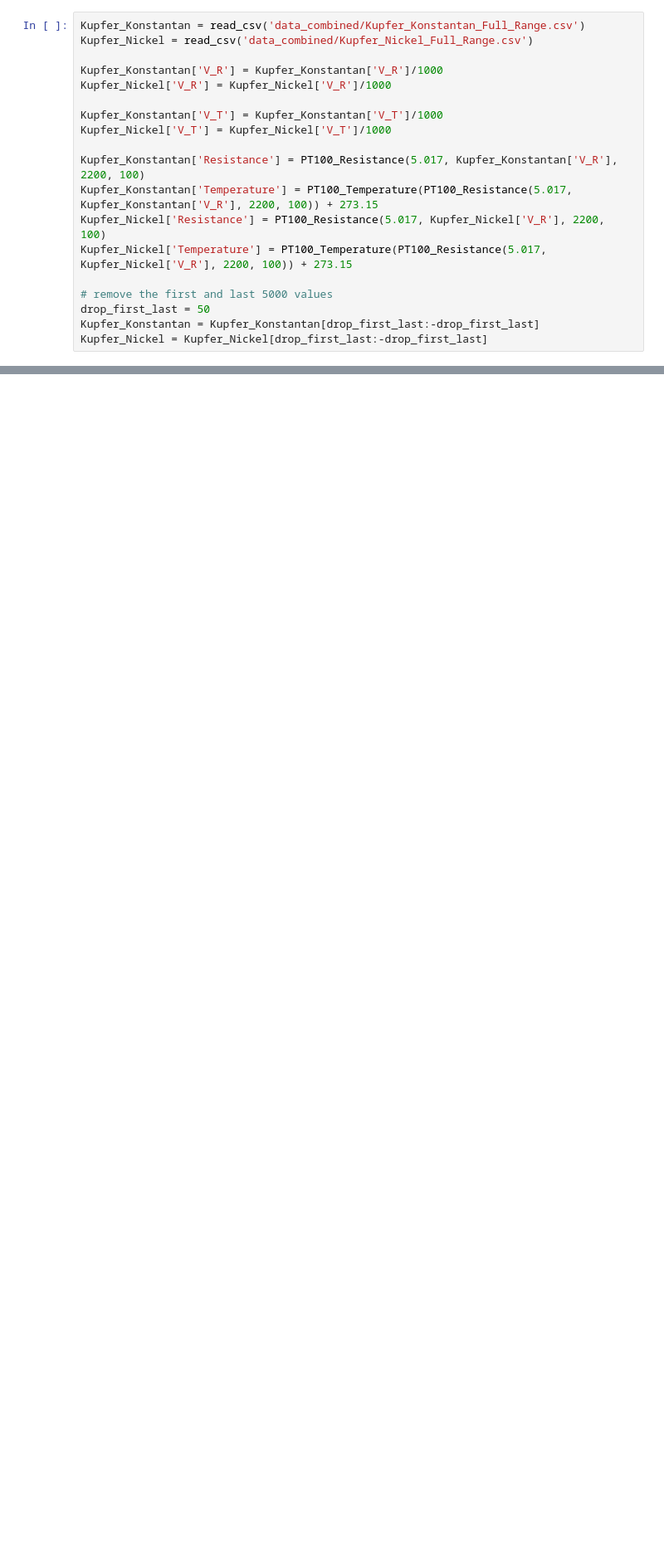
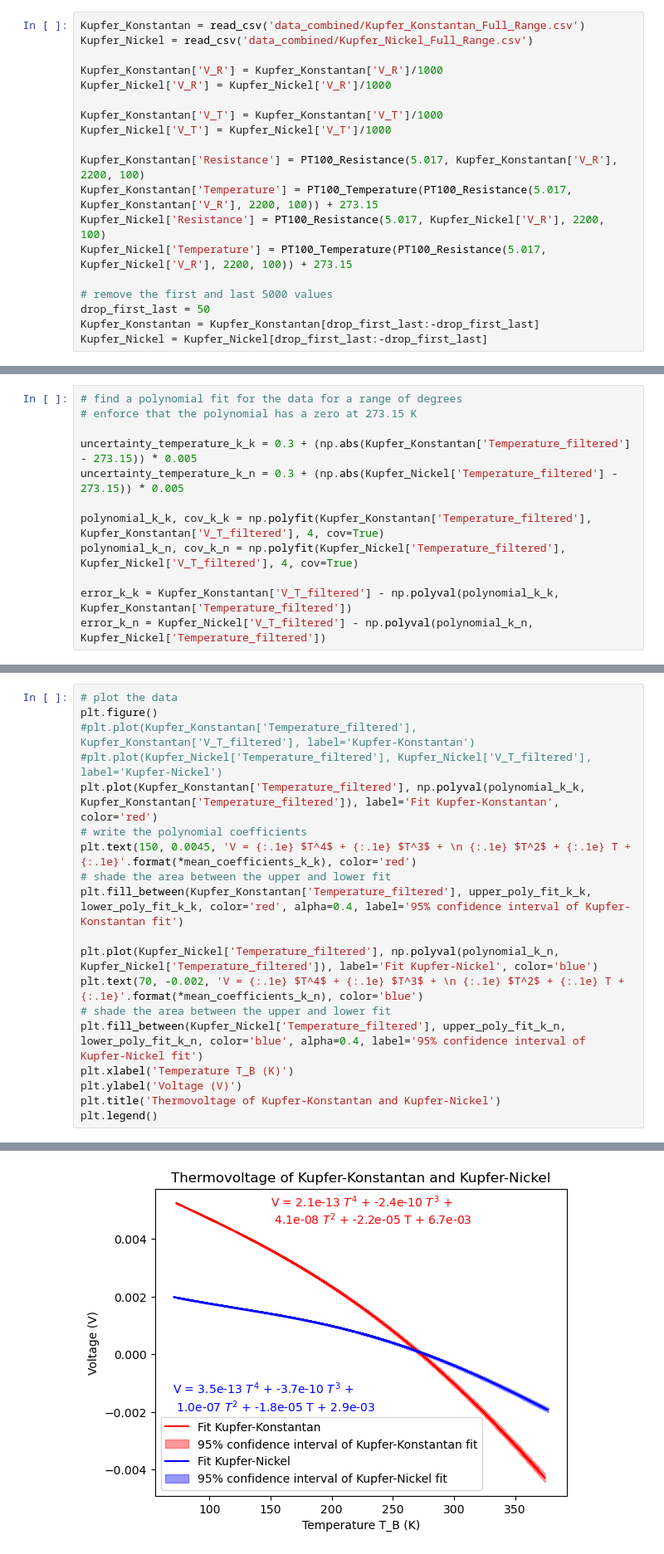
Before and after one commit to mreihs/pplus_seebeck, a Jupyter notebook: second_attempt/analysis.ipynb, the cells around one changed output, grey strips where cells are left out. Shown at 83% size. Drawn from its saved outputs; the diff is of its cells as text; blank space fills up the shorter version.

```diff
--- a/second_attempt/analysis.ipynb
+++ b/second_attempt/analysis.ipynb
@@ -272,0 +283,12 @@ plt.legend()
+# %%
+# find a polynomial fit for the data for a range of degrees
+# enforce that the polynomial has a zero at 273.15 K
+
+uncertainty_temperature_k_k = 0.3 + (np.abs(Kupfer_Konstantan['Temperature_filtered'] - 273.15)) * 0.005
+uncertainty_temperature_k_n = 0.3 + (np.abs(Kupfer_Nickel['Temperature_filtered'] - 273.15)) * 0.005
+
+polynomial_k_k, cov_k_k = np.polyfit(Kupfer_Konstantan['Temperature_filtered'], Kupfer_Konstantan['V_T_filtered'], 4, cov=True)
+polynomial_k_n, cov_k_n = np.polyfit(Kupfer_Nickel['Temperature_filtered'], Kupfer_Nickel['V_T_filtered'], 4, cov=True)
+
+error_k_k = Kupfer_Konstantan['V_T_filtered'] - np.polyval(polynomial_k_k, Kupfer_Konstantan['Temperature_filtered'])
+error_k_n = Kupfer_Nickel['V_T_filtered'] - np.polyval(polynomial_k_n, Kupfer_Nickel['Temperature_filtered'])
@@ -272,0 +309,20 @@ plt.legend()
+# %%
+# plot the data
+plt.figure()
+#plt.plot(Kupfer_Konstantan['Temperature_filtered'], Kupfer_Konstantan['V_T_filtered'], label='Kupfer-Konstantan')
+#plt.plot(Kupfer_Nickel['Temperature_filtered'], Kupfer_Nickel['V_T_filtered'], label='Kupfer-Nickel')
+plt.plot(Kupfer_Konstantan['Temperature_filtered'], np.polyval(polynomial_k_k, Kupfer_Konstantan['Temperature_filtered']), label='Fit Kupfer-Konstantan', color='red')
+# write the polynomial coefficients
+plt.text(150, 0.0045, 'V = {:.1e} $T^4$ + {:.1e} $T^3$ + \n {:.1e} $T^2$ + {:.1e} T + {:.1e}'.format(*mean_coefficients_k_k), color='red')
+# shade the area between the upper and lower fit
+plt.fill_between(Kupfer_Konstantan['Temperature_filtered'], upper_poly_fit_k_k, lower_poly_fit_k_k, color='red', alpha=0.4, label='95% confidence interval of Kupfer-Konstantan fit')
+
+plt.plot(Kupfer_Nickel['Temperature_filtered'], np.polyval(polynomial_k_n, Kupfer_Nickel['Temperature_filtered']), label='Fit Kupfer-Nickel', color='blue')
+plt.text(70, -0.002, 'V = {:.1e} $T^4$ + {:.1e} $T^3$ + \n {:.1e} $T^2$ + {:.1e} T + {:.1e}'.format(*mean_coefficients_k_n), color='blue')
+# shade the area between the upper and lower fit
+plt.fill_between(Kupfer_Nickel['Temperature_filtered'], upper_poly_fit_k_n, lower_poly_fit_k_n, color='blue', alpha=0.4, label='95% confidence interval of Kupfer-Nickel fit')
+plt.xlabel('Temperature T_B (K)')
+plt.ylabel('Voltage (V)')
+plt.title('Thermovoltage of Kupfer-Konstantan and Kupfer-Nickel')
+plt.legend()
+# %% [output]
@@ -272,0 +330 @@ plt.legend()
+[figure, added]
```
Also changed, not shown: parts of 25 cells of this notebook, 6 other files.
